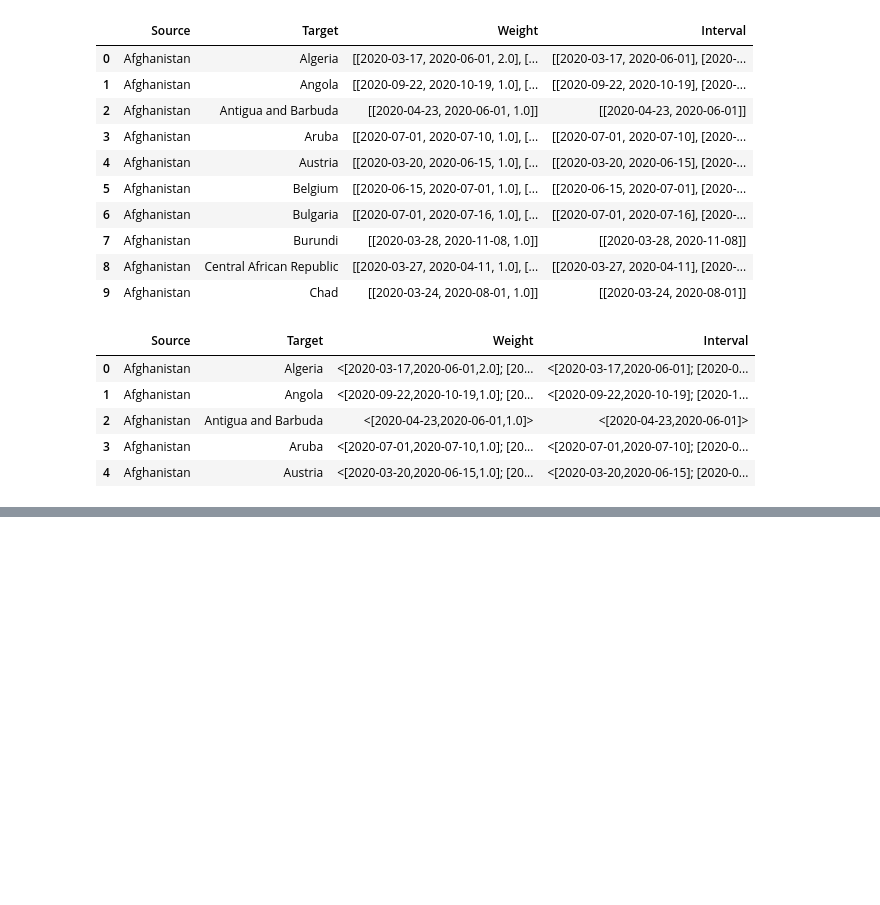
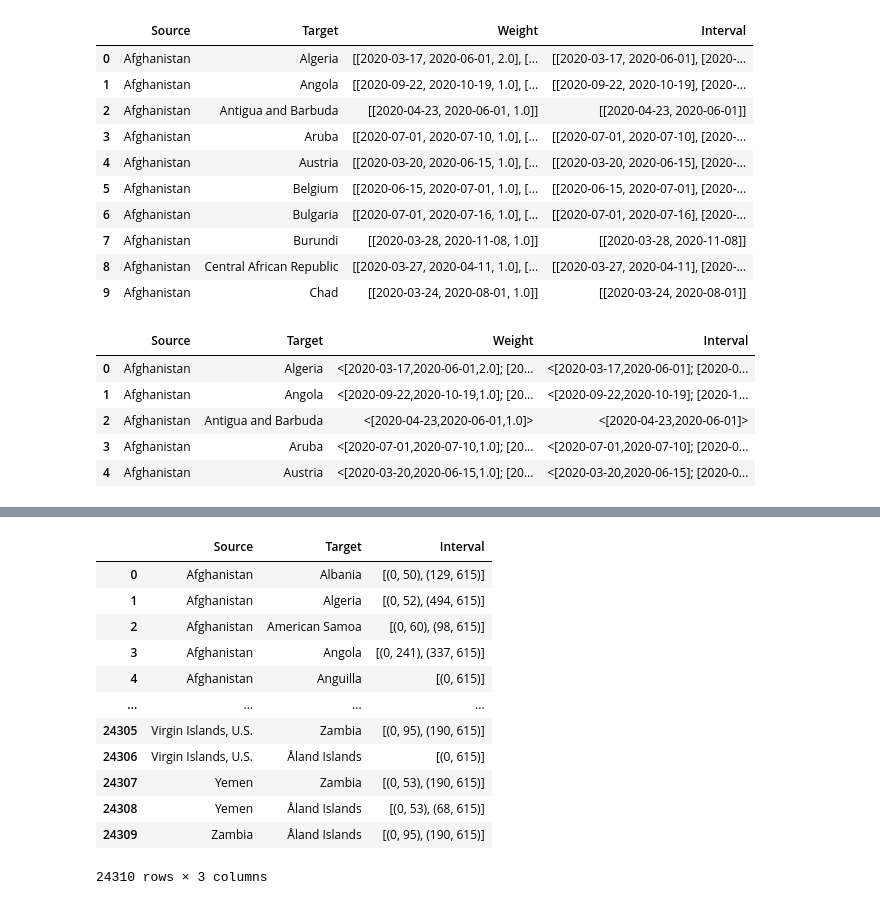
Before and after one commit to GiovaniValdrighi/covid-travels-network, a Jupyter notebook: preprocessing.ipynb, the cells around one changed output, grey strips where cells are left out. Cells and saved outputs as stored; diff of their text form; code cells hidden in the pictures; blank space fills up the shorter version.

```diff
--- a/preprocessing.ipynb
+++ b/preprocessing.ipynb
@@ -409,0 +488,29 @@ edges_rest_gephi.to_csv('data/edges_rest_gephi.csv',index=False)
+# %%
+def consecutive(data, stepsize=1):
+    return np.split(data, np.where(np.diff(data) != stepsize)[0]+1)
+
+gephi_df = {'Source': [], 'Target':[], 'Interval':[]}
+for i in range(number_of_nodes):
+    for j in range(i+1, number_of_nodes):
+        gephi_df['Source'].append(int_to_countries[i])
+        gephi_df['Target'].append(int_to_countries[j])
+        days_with_edges = np.where(temporal_adj[:, i, j] == 1)[0]
+        days_with_edges = consecutive(days_with_edges)
+        intervals_with_edges = [(np.min(t), np.max(t)) for t in days_with_edges]
+        gephi_df['Interval'].append(intervals_with_edges)
+# %%
+pd.DataFrame(gephi_df)
+# %% [output]
+|  | Source | Target | Interval |
+| 0 | Afghanistan | Albania | [(0, 50), (129, 615)] |
+| 1 | Afghanistan | Algeria | [(0, 52), (494, 615)] |
+| 2 | Afghanistan | American Samoa | [(0, 60), (98, 615)] |
+| 3 | Afghanistan | Angola | [(0, 241), (337, 615)] |
+| 4 | Afghanistan | Anguilla | [(0, 615)] |
+| ... | ... | ... | ... |
+| 24305 | Virgin Islands, U.S. | Zambia | [(0, 95), (190, 615)] |
+| 24306 | Virgin Islands, U.S. | Åland Islands | [(0, 615)] |
+| 24307 | Yemen | Zambia | [(0, 53), (190, 615)] |
+| 24308 | Yemen | Åland Islands | [(0, 53), (68, 615)] |
+| 24309 | Zambia | Åland Islands | [(0, 95), (190, 615)] |
+24310 rows × 3 columns
```
Also changed, not shown: parts of 15 cells of this notebook.
